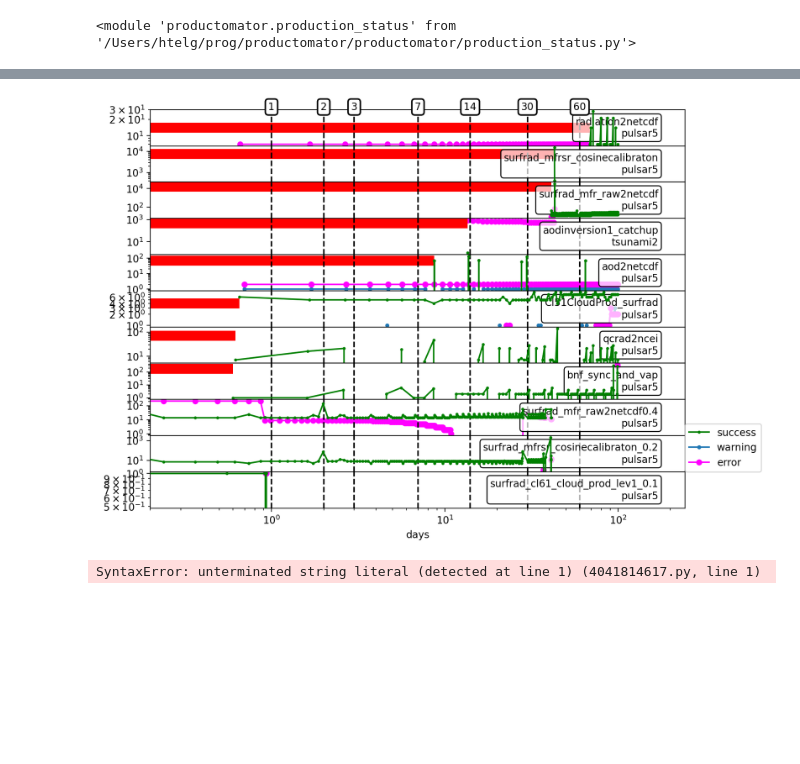
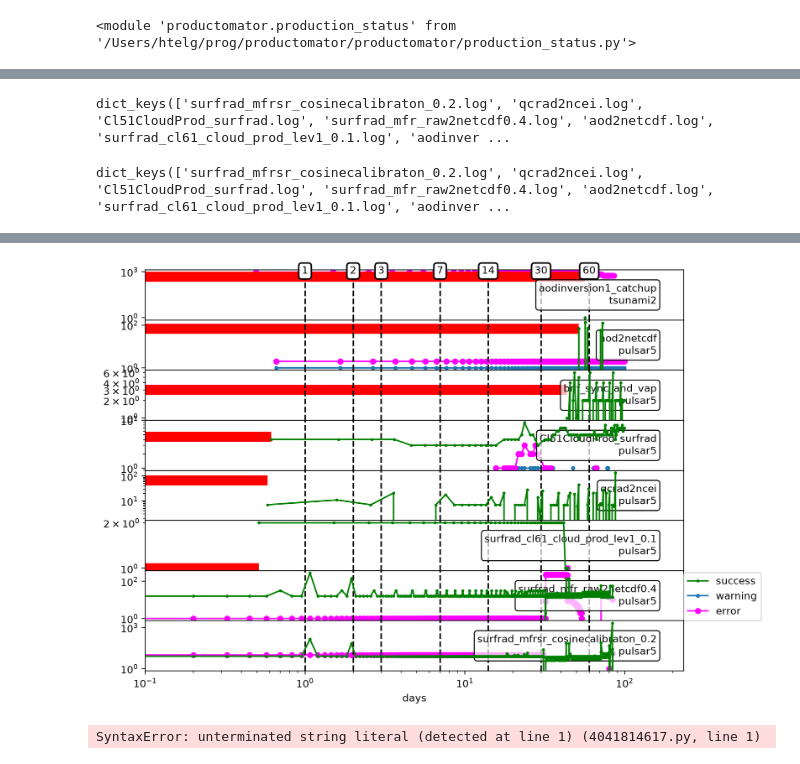
Before and after one commit to hagne/SURFRAD, a Jupyter notebook: notebooks/production/automations.ipynb, the cells around one changed output, grey strips where cells are left out. Saved outputs shown, nothing was run; the diff lists cells and outputs as text; code cells hidden in the pictures; blank space fills up the shorter version.

```diff
--- a/notebooks/production/automations.ipynb
+++ b/notebooks/production/automations.ipynb
@@ -14,7 +11,28 @@ reload(prodst)
 # %% [output]
 <module 'productomator.production_status' from '/Users/htelg/prog/productomator/productomator/production_status.py'>
 # %%
+ignore_list=[
+    ### Need revival!!!!
+    'scrape_hrrr_gml.log',
+    ###
+    # Old Karteileichen --- those are not producing anything for a long time!
+    # ... check if those are still running, need reviaval or need to be deleted
+    'jpssscraper_surfrad_allProducts.ini.log',
+    'mfrsr_AOD_lev0.log',
+    'Cl51CloudProd_wfip3.log', #this is obviously no longer needed, but does the cronshob still run?
+    'cmrscraper_surfrad_aod.log',
+    'goesscraper_surfrad.log',
+    'srf_langleys.log', #no longer needed, but is cronjob still alive?
+    '',
+    ###
+    # Archive
+    # These processis are out of date and should eventually be deleted i guess
+    'surfrad_allProducts.log', #delete! is replaced with logs of subprocesses
+    'surfrad_mfrsr_cosinecalibraton.log',
+    'surfrad_mfr_raw2netcdf.log',
+]
 stat = prodst.load_logs(nodays = 100,
+                        ignore_list = ignore_list,
                        path2logs='/Volumes/HOME/.processlogs/')
 # pl.Path('/home/grad/htelg/.processlogs/aodinversion1.log').unlink()
 assert(len(stat.log) != 0), 'did not found anything ... is the drive mounted?'
@@ -33,3 +44,11 @@ Timestamp('2026-06-04 14:56:54.785026')
+# %%
+stat.log.keys()
+# %% [output]
+dict_keys(['surfrad_mfrsr_cosinecalibraton_0.2.log', 'qcrad2ncei.log', 'Cl51CloudProd_surfrad.log', 'surfrad_mfr_raw2netcdf0.4.log', 'aod2netcdf.log', 'surfrad_cl61_cloud_prod_lev1_0.1.log', 'aodinver ...
+# %%
+stat.log.keys()
+# %% [output]
+dict_keys(['surfrad_mfrsr_cosinecalibraton_0.2.log', 'qcrad2ncei.log', 'Cl51CloudProd_surfrad.log', 'surfrad_mfr_raw2netcdf0.4.log', 'aod2netcdf.log', 'surfrad_cl61_cloud_prod_lev1_0.1.log', 'aodinver ...
 # %%
 plt.rcParams['figure.dpi'] = 200
 # %%
@@ -49,7 +68,9 @@ if 1:
         g.set_color('magenta')
         a.set_yscale('log')
         # a.set_xlim(left = 0.001)
+        # a.set_ylim(bottom = 0.01)
 
     a.legend(loc = (1,1))
+a.set_xlim(left = 0.1)
 pd.Timestamp.now()
 # %% [output]
@@ -57,4 +78,4 @@ Timestamp('2026-06-04 14:56:54.894348')
-[figure, old version]
+[figure, new version]
 # %%
 assert(False), 'stoooooop!"
 # %% [output]
```
Also changed, not shown: parts of 39 cells of this notebook, 12 other files.
